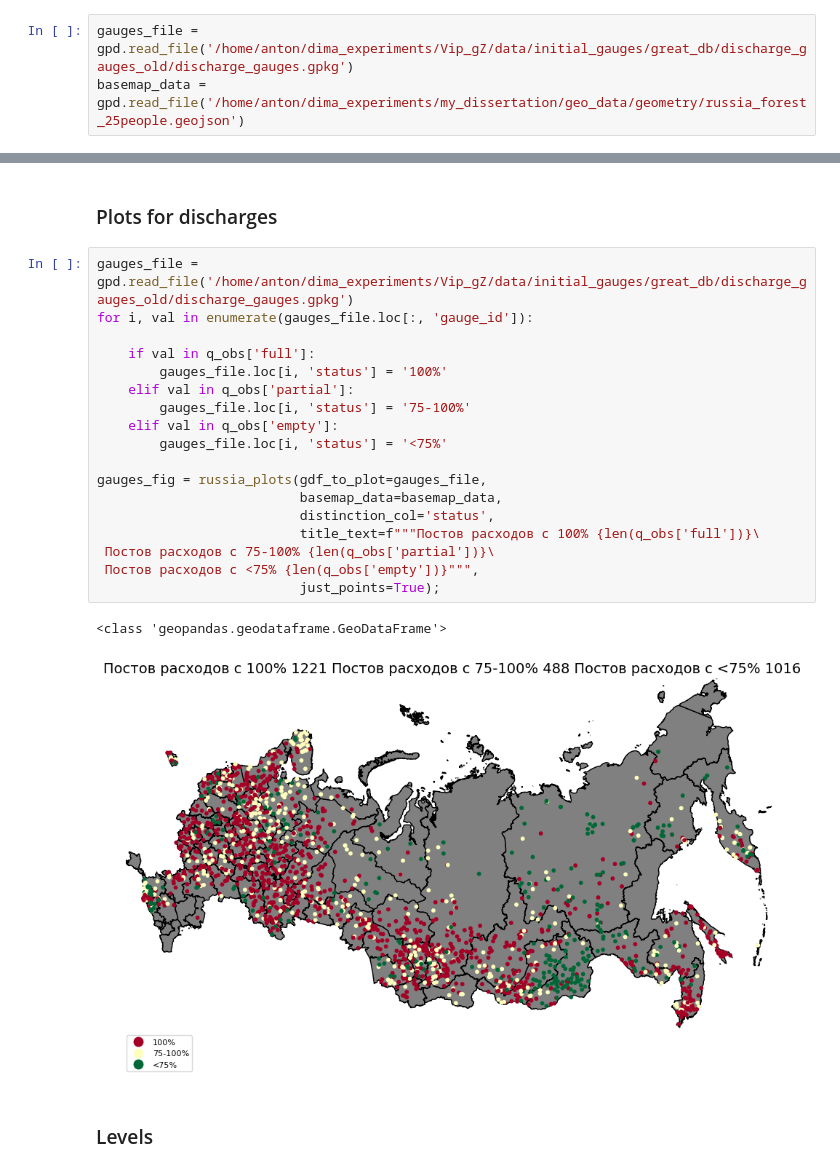
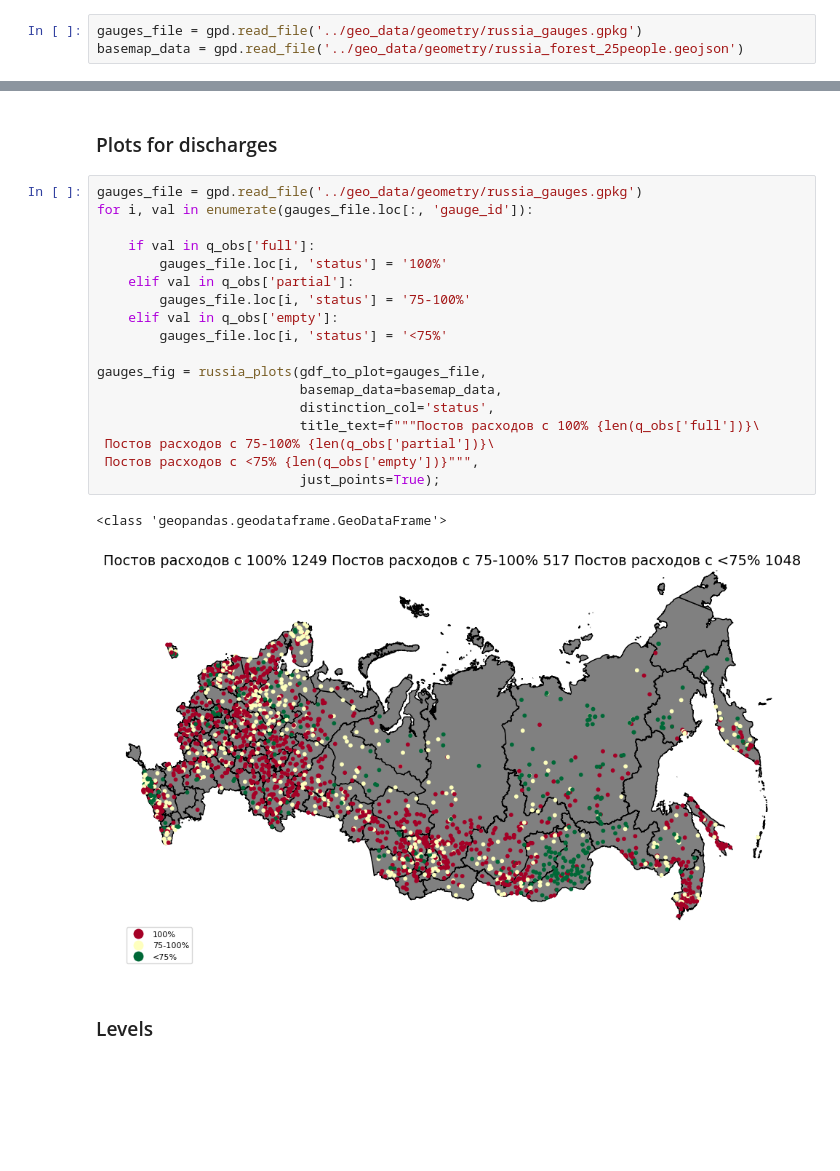
Before and after one commit to dmbrmv/my_dissertation, a Jupyter notebook: visualizations/visualisation.ipynb, the cells around one changed output, grey strips where cells are left out. Cells and saved outputs as stored; diff of their text form; blank space fills up the shorter version.

Commit message:
Data expansion. Minor edits in data creators

```diff
--- a/visualizations/visualisation.ipynb
+++ b/visualizations/visualisation.ipynb
@@ -10,8 +10,8 @@ import glob
 # %% [markdown]
 ### Russia geom
 # %%
-gauges_file = gpd.read_file('/home/anton/dima_experiments/Vip_gZ/data/initial_gauges/great_db/discharge_gauges_old/discharge_gauges.gpkg')
-basemap_data = gpd.read_file('/home/anton/dima_experiments/my_dissertation/geo_data/geometry/russia_forest_25people.geojson')
+gauges_file = gpd.read_file('../geo_data/geometry/russia_gauges.gpkg')
+basemap_data = gpd.read_file('../geo_data/geometry/russia_forest_25people.geojson')
 # %%
 test_gauges = pd.read_csv('./data/basins_test.txt', names=['gauge_id'])
 test_gauges['gauge_id'] = test_gauges['gauge_id'].astype(str)
@@ -103,26 +118,26 @@ for file in glob.glob('../geo_data/great_db/ais_data/q_h/*.csv'):
 # %% [markdown]
 ### Plots for discharges
 # %%
-gauges_file = gpd.read_file('/home/anton/dima_experiments/Vip_gZ/data/initial_gauges/great_db/discharge_gauges_old/discharge_gauges.gpkg')
+gauges_file = gpd.read_file('../geo_data/geometry/russia_gauges.gpkg')
 for i, val in enumerate(gauges_file.loc[:, 'gauge_id']):
 
     if val in q_obs['full']:
         gauges_file.loc[i, 'status'] = '100%'
     elif val in q_obs['partial']:
         gauges_file.loc[i, 'status'] = '75-100%'
     elif val in q_obs['empty']:
         gauges_file.loc[i, 'status'] = '<75%'
 
 gauges_fig = russia_plots(gdf_to_plot=gauges_file,
                           basemap_data=basemap_data,
                           distinction_col='status',
                           title_text=f"""Постов расходов с 100% {len(q_obs['full'])}\
  Постов расходов с 75-100% {len(q_obs['partial'])}\
  Постов расходов с <75% {len(q_obs['empty'])}""",
                           just_points=True);
 # %% [output]
 <class 'geopandas.geodataframe.GeoDataFrame'>
-[figure, old version]
+[figure, new version]
 # %% [markdown]
 ### Levels
 # %%
```
Also changed, not shown: parts of 4 cells of this notebook, 9 other files.
